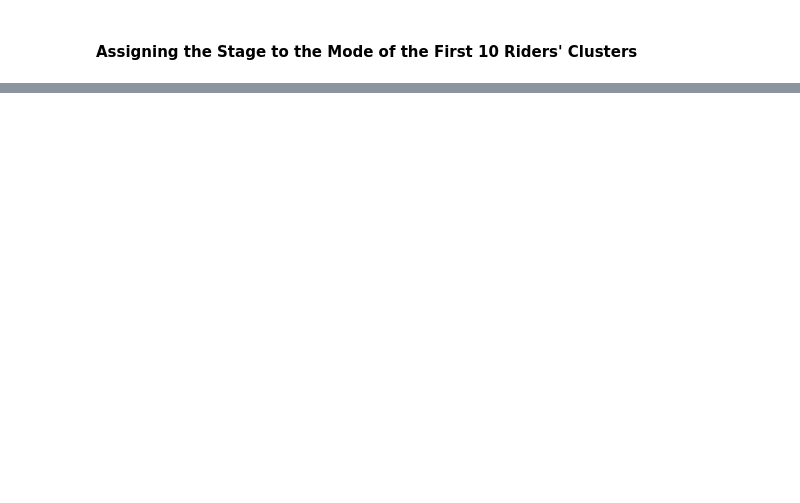
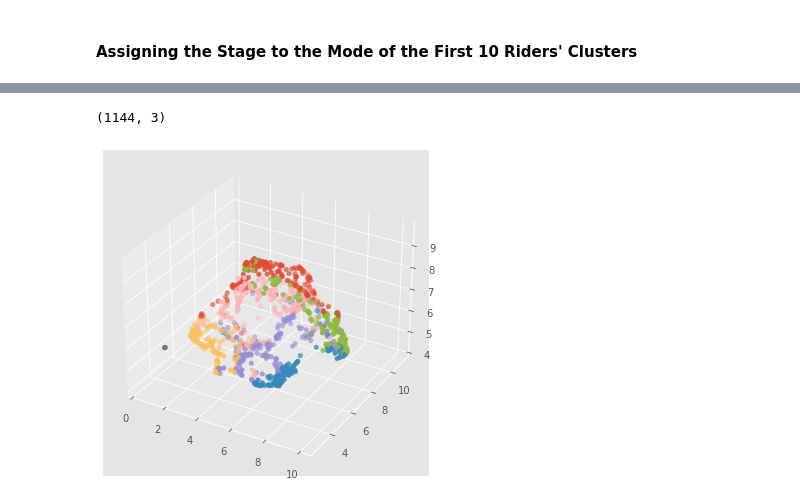
Before and after one commit to gontzalm/cycling-seer, a Jupyter notebook: notebooks/clustering.ipynb, the cells around one changed output, grey strips where cells are left out. Cells and saved outputs as stored; diff of their text form; code cells hidden in the pictures; blank space fills up the shorter version.

```diff
--- a/notebooks/clustering.ipynb
+++ b/notebooks/clustering.ipynb
@@ -499,0 +509,27 @@ Decision: assign the stage to the winner's cluster, as the clusters (classes) ar
+# %%
+riders_umap = riders[["weight", "height"] + SPECIALTIES]
+# %%
+pipe = Pipeline([
+    ("imputer", SimpleImputer()),
+    ("scaler", StandardScaler())
+])
+# %%
+reducer = umap.UMAP(n_components=3)
+# %%
+riders_umap = pipe.fit_transform(riders_umap)
+embbeding = reducer.fit_transform(riders_umap)
+# %%
+embbeding.shape
+# %% [output]
+(1144, 3)
+# %%
+ax = plt.axes(projection="3d")
+ax.scatter3D(
+    embbeding[:, 0],
+    embbeding[:, 1],
+    embbeding[:, 2],
+    c=[sns.color_palette()[x] for x in riders_labeled["cluster"]]
+)
+plt.savefig("../img/umap_clusters.pdf")
+# %% [output]
+[figure, added]
```
Also changed, not shown: parts of 24 cells of this notebook, 2 other files.
